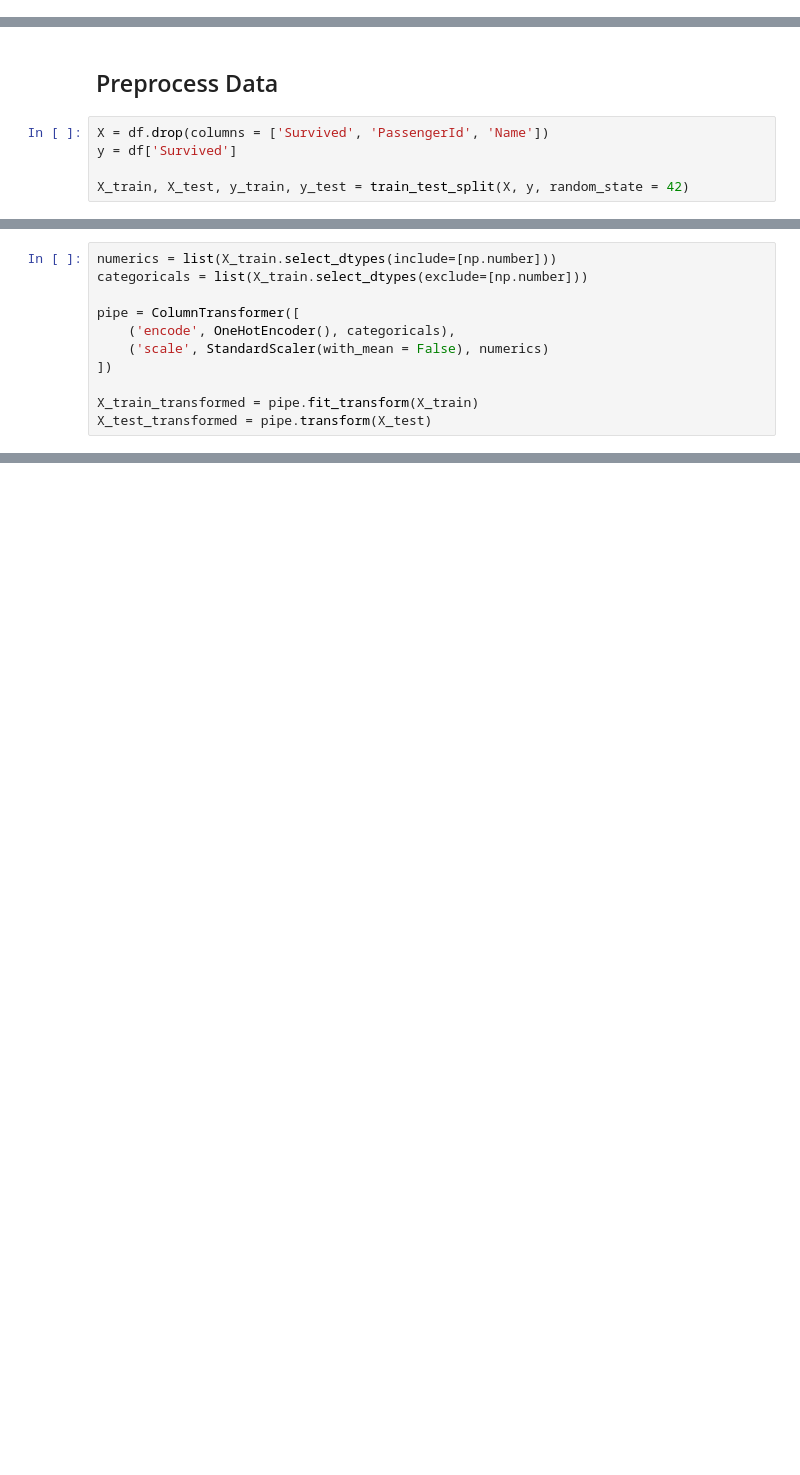
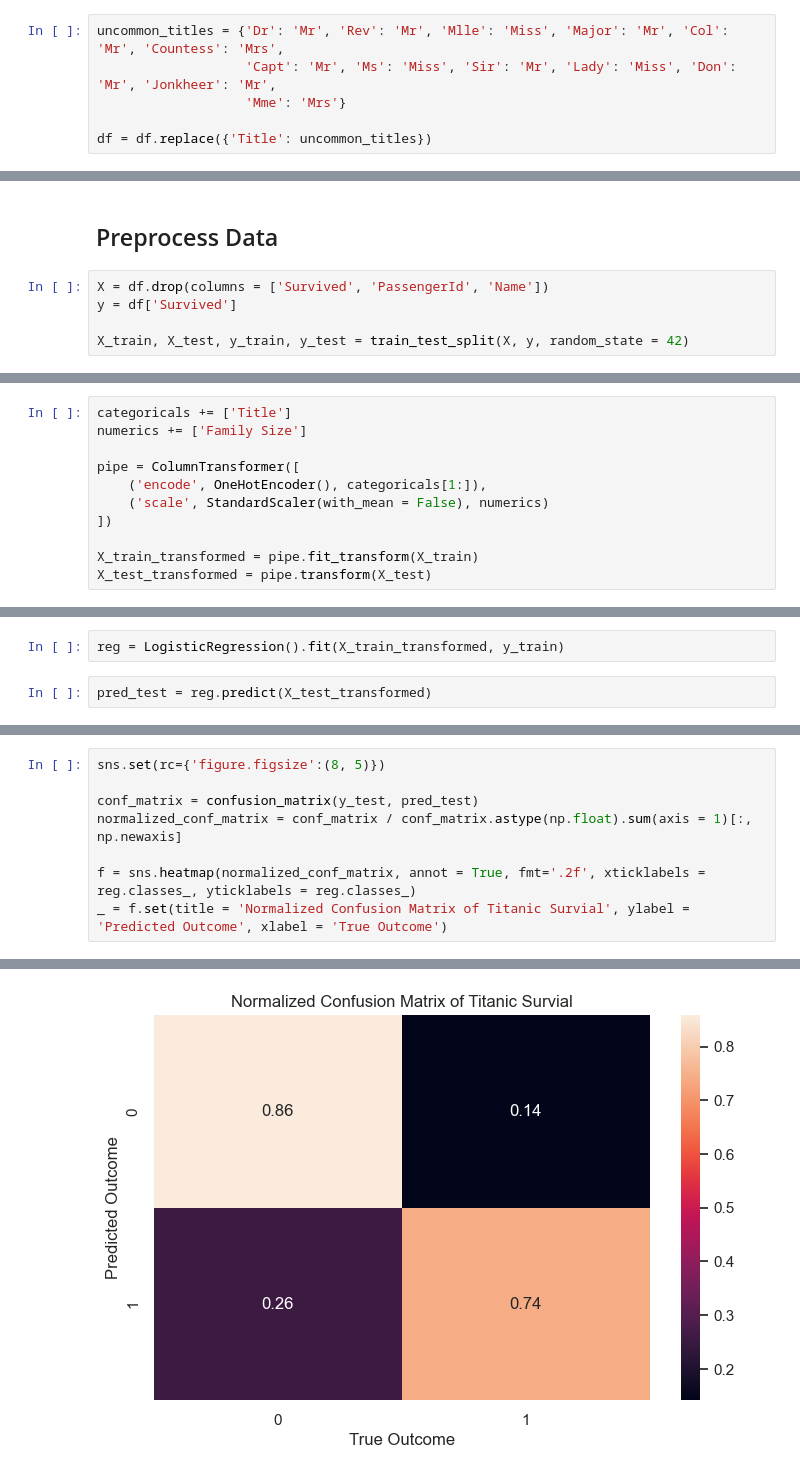
Before and after one commit to haleyej/SI_370_homework_5, a Jupyter notebook: homework_5.ipynb, the cells around one changed output, grey strips where cells are left out. Cells and saved outputs as stored; diff of their text form; blank space fills up the shorter version.

```diff
--- a/homework_5.ipynb
+++ b/homework_5.ipynb
@@ -146,0 +190,6 @@ df['Embarked'] = df['Embarked'].fillna(value = 'S')
+# %%
+uncommon_titles = {'Dr': 'Mr', 'Rev': 'Mr', 'Mlle': 'Miss', 'Major': 'Mr', 'Col': 'Mr', 'Countess': 'Mrs',
+                   'Capt': 'Mr', 'Ms': 'Miss', 'Sir': 'Mr', 'Lady': 'Miss', 'Don': 'Mr', 'Jonkheer': 'Mr',
+                   'Mme': 'Mrs'}
+
+df = df.replace({'Title': uncommon_titles})
@@ -162,9 +215,9 @@ categoricals
 # %%
-numerics = list(X_train.select_dtypes(include=[np.number]))
-categoricals = list(X_train.select_dtypes(exclude=[np.number]))
+categoricals += ['Title']
+numerics += ['Family Size']
 
 pipe = ColumnTransformer([
-    ('encode', OneHotEncoder(), categoricals),
+    ('encode', OneHotEncoder(), categoricals[1:]),
     ('scale', StandardScaler(with_mean = False), numerics)
 ])
 
@@ -190,0 +228,4 @@ array([[1.        , 0.        , 0.        , ..., 0.        , 0.        ,
+# %%
+reg = LogisticRegression().fit(X_train_transformed, y_train)
+# %%
+pred_test = reg.predict(X_test_transformed)
@@ -190,0 +238,9 @@ array([[1.        , 0.        , 0.        , ..., 0.        , 0.        ,
+# %%
+sns.set(rc={'figure.figsize':(8, 5)})
+
+conf_matrix = confusion_matrix(y_test, pred_test)
+normalized_conf_matrix = conf_matrix / conf_matrix.astype(np.float).sum(axis = 1)[:, np.newaxis]
+
+f = sns.heatmap(normalized_conf_matrix, annot = True, fmt='.2f', xticklabels = reg.classes_, yticklabels = reg.classes_)
+_ = f.set(title = 'Normalized Confusion Matrix of Titanic Survial', ylabel = 'Predicted Outcome', xlabel = 'True Outcome')
+# %% [output]
@@ -190,0 +249 @@ array([[1.        , 0.        , 0.        , ..., 0.        , 0.        ,
+[figure, added]
```
Also changed, not shown: parts of 32 cells of this notebook.
